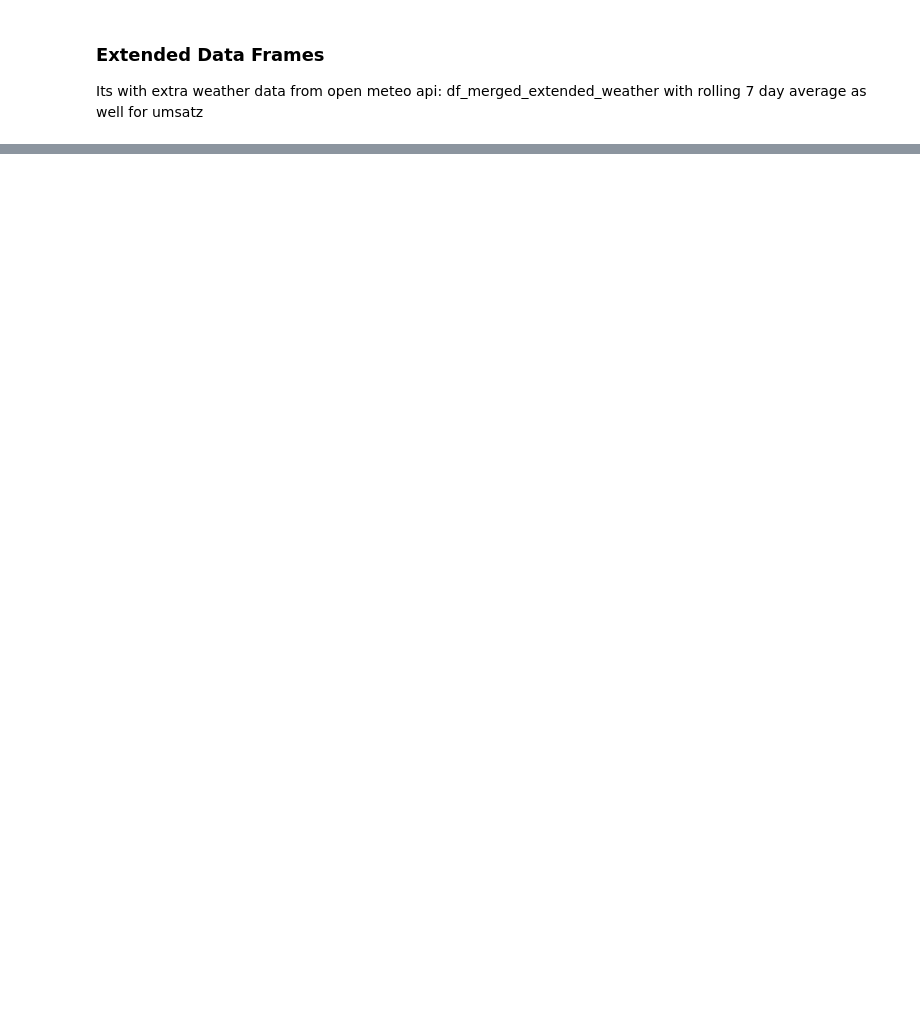
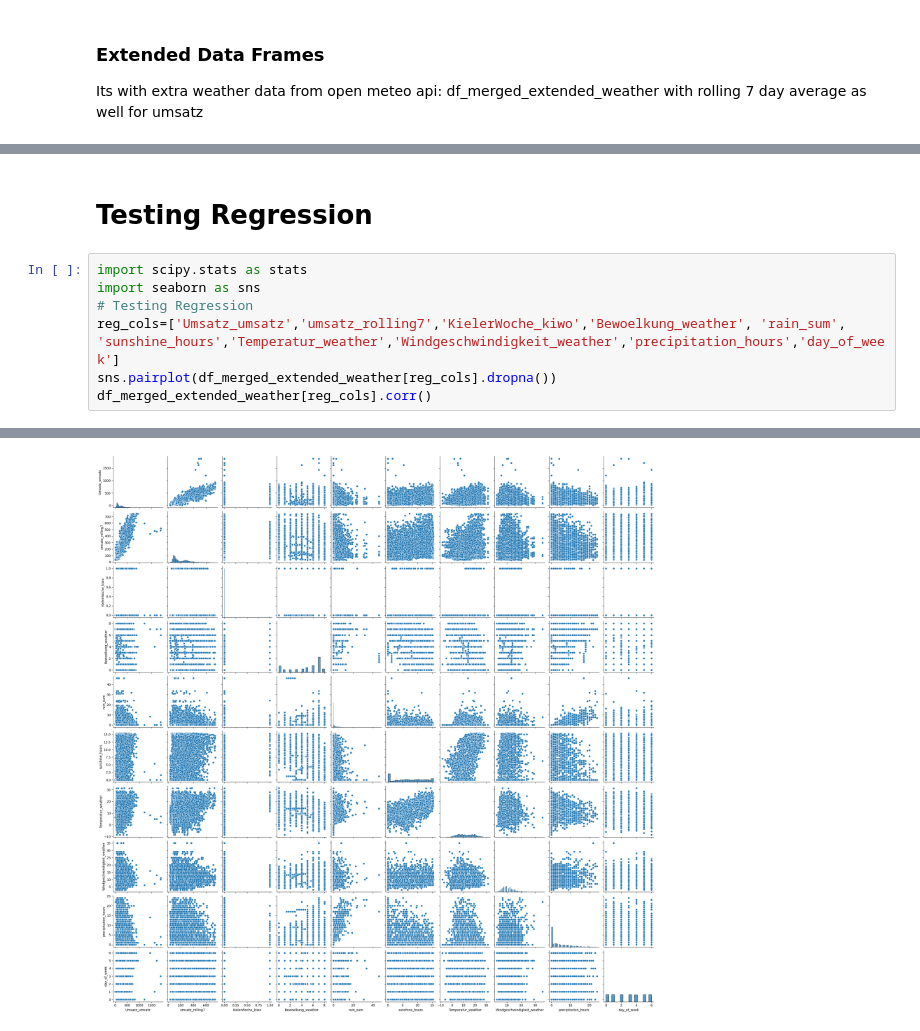
Before and after one commit to Awais16/project_bakery_sales, a Jupyter notebook: yousra_descriptive_stats.ipynb, the cells around one changed output, grey strips where cells are left out. Saved outputs shown, nothing was run; the diff lists cells and outputs as text; blank space fills up the shorter version.

```diff
--- a/yousra_descriptive_stats.ipynb
+++ b/yousra_descriptive_stats.ipynb
@@ -269,3 +385,13 @@ Merged DataFrame Shape: (9334, 15)
 | 396 | 2013-07-01 | 0.0 | 6.0 | 17.8375 | 15.0 | 1307013.0 | ... |
 | 397 | 2013-07-01 | 0.0 | 6.0 | 17.8375 | 15.0 | 1307014.0 | ... |
 | 398 | 2013-07-01 | 0.0 | 6.0 | 17.8375 | 15.0 | 1307015.0 | ... |
+# %% [markdown]
+# Testing Regression
+# %%
+import scipy.stats as stats
+import seaborn as sns
+# Testing Regression
+reg_cols=['Umsatz_umsatz','umsatz_rolling7','KielerWoche_kiwo','Bewoelkung_weather', 'rain_sum', 'sunshine_hours','Temperatur_weather','Windgeschwindigkeit_weather','precipitation_hours','day_of_week']
+sns.pairplot(df_merged_extended_weather[reg_cols].dropna())
+df_merged_extended_weather[reg_cols].corr()
+# %% [output]
@@ -271,0 +409 @@ Merged DataFrame Shape: (9334, 15)
+[figure, added]
```
Also changed, not shown: parts of 16 cells of this notebook.
